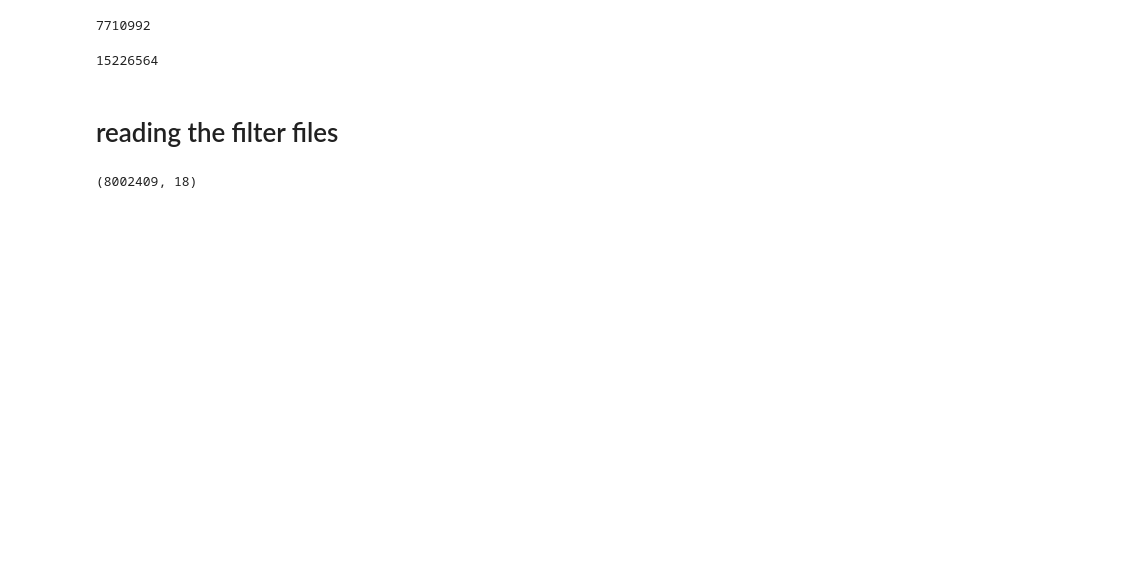
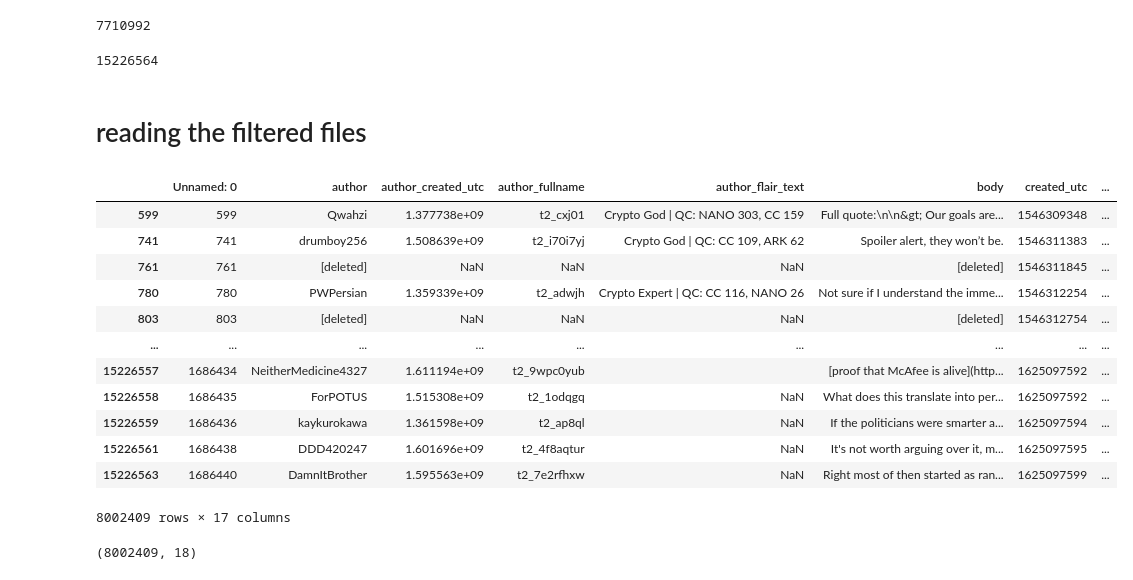
Before and after one commit to VeniJeen/CryptoSent, a Jupyter notebook: Data Preparation/3_Data_Processing/Data Processing - Selecting Most Relevant Posts.ipynb, the cells around one changed output. Saved outputs shown, nothing was run; the diff lists cells and outputs as text; code cells hidden in the pictures; blank space fills up the shorter version.

```diff
--- a/Data Preparation/3_Data_Processing/Data Processing - Selecting Most Relevant Posts.ipynb
+++ b/Data Preparation/3_Data_Processing/Data Processing - Selecting Most Relevant Posts.ipynb
@@ -58,7 +78,7 @@ c.shape[0]
 # %% [output]
 15226564
 # %% [markdown]
-# reading the filter files
+# reading the filtered files
 # %%
 import pandas as pd
 import os
@@ -76,4 +96,20 @@ warnings.simplefilter(action="ignore", category=SettingWithCopyWarning)
 c=pd.read_pickle(r"C:\Users\Ben\Desktop\Diplomatiki\CryptoSent\Data Preparation\3_Data_Processing\TOP20K_comments.pickle")
+# %%
+c
+# %% [output]
+|  | Unnamed: 0 | author | author_created_utc | author_fullname | author_flair_text | body | created_utc | ... |
+| 599 | 599 | Qwahzi | 1.377738e+09 | t2_cxj01 | Crypto God | QC: NANO 303, CC 159 | Full quote:\n\n&gt; Our goals are... | 1546309348 | ... |
+| 741 | 741 | drumboy256 | 1.508639e+09 | t2_i70i7yj | Crypto God | QC: CC 109, ARK 62 | Spoiler alert, they won’t be. | 1546311383 | ... |
+| 761 | 761 | [deleted] | NaN | NaN | NaN | [deleted] | 1546311845 | ... |
+| 780 | 780 | PWPersian | 1.359339e+09 | t2_adwjh | Crypto Expert | QC: CC 116, NANO 26 | Not sure if I understand the imme... | 1546312254 | ... |
+| 803 | 803 | [deleted] | NaN | NaN | NaN | [deleted] | 1546312754 | ... |
+| ... | ... | ... | ... | ... | ... | ... | ... | ... |
+| 15226557 | 1686434 | NeitherMedicine4327 | 1.611194e+09 | t2_9wpc0yub |  | [proof that McAfee is alive](http... | 1625097592 | ... |
+| 15226558 | 1686435 | ForPOTUS | 1.515308e+09 | t2_1odqgq | NaN | What does this translate into per... | 1625097592 | ... |
+| 15226559 | 1686436 | kaykurokawa | 1.361598e+09 | t2_ap8ql | NaN | If the politicians were smarter a... | 1625097594 | ... |
+| 15226561 | 1686438 | DDD420247 | 1.601696e+09 | t2_4f8aqtur | NaN | It's not worth arguing over it, m... | 1625097595 | ... |
+| 15226563 | 1686440 | DamnItBrother | 1.595563e+09 | t2_7e2rfhxw | NaN | Right most of then started as ran... | 1625097599 | ... |
+8002409 rows × 17 columns
 # %%
 top10=pd.read_csv('top10k_posts_is.csv')
 top10=top10.id.tolist()
```
Also changed, not shown: parts of 2 cells of this notebook.
